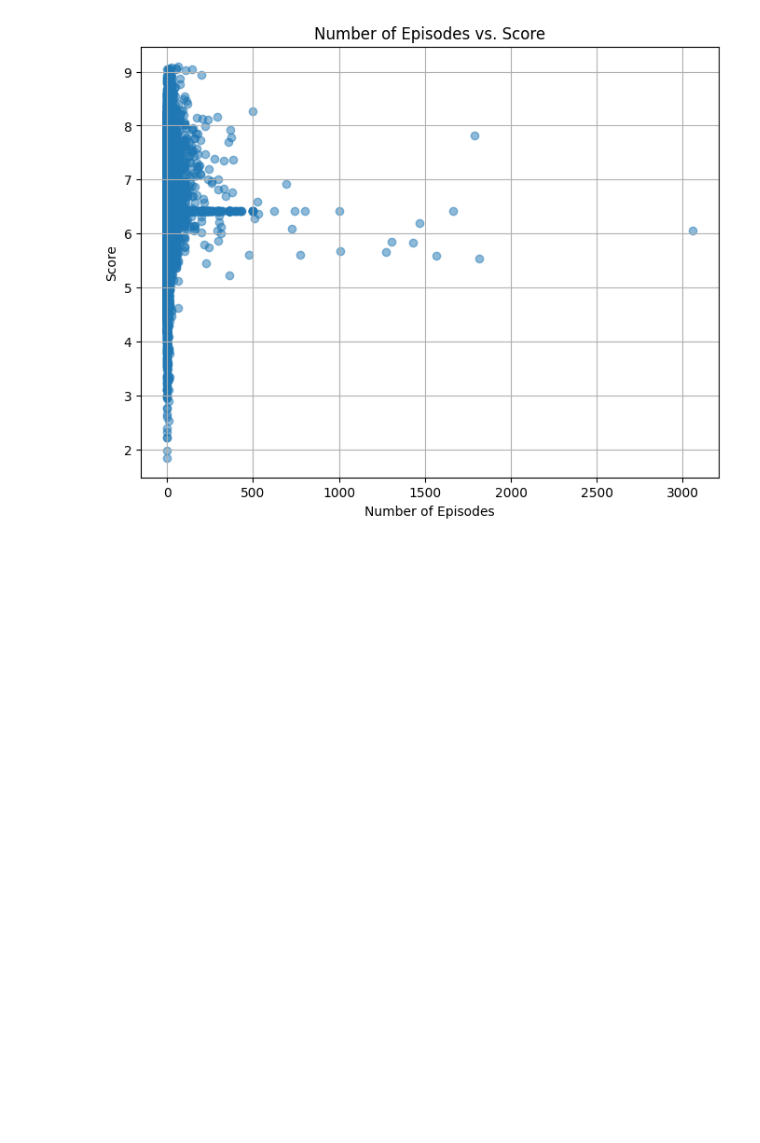
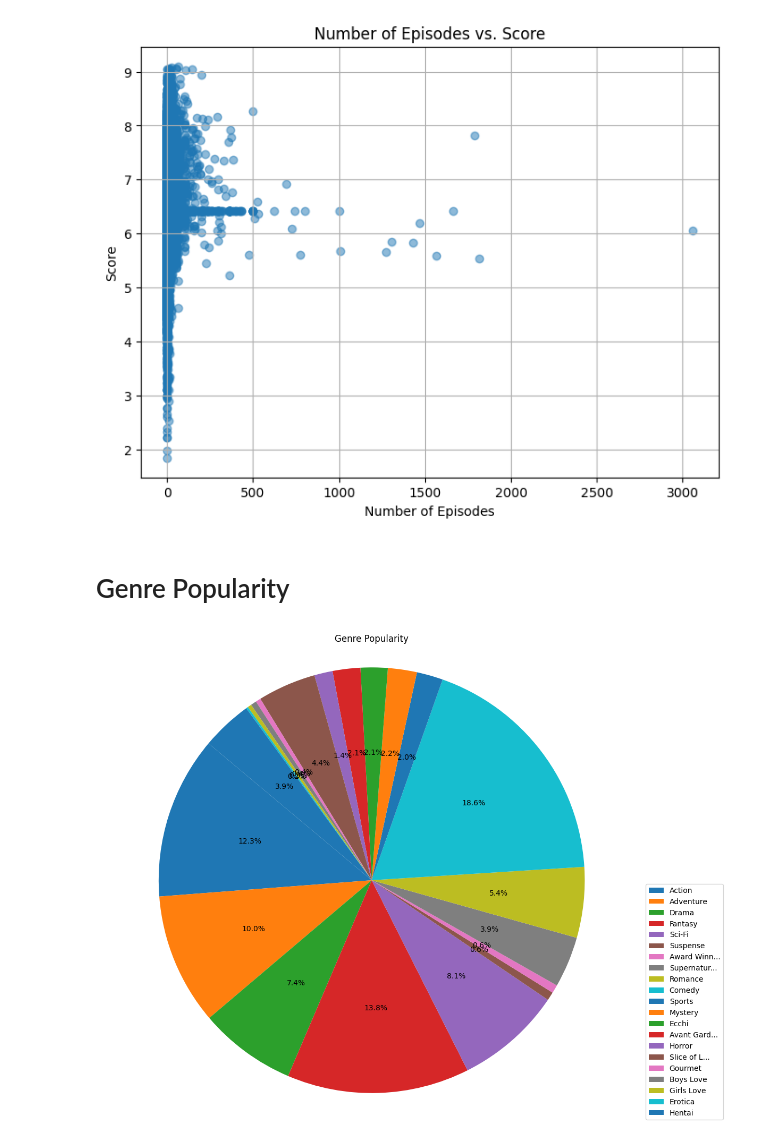
Before and after one commit to shrimpeu/Data-Mining-Final-Project, a Jupyter notebook: Data_Visualization.ipynb, the cells around one changed output. Drawn from its saved outputs; the diff is of its cells as text; code cells hidden in the pictures; blank space fills up the shorter version.

```diff
--- a/Data_Visualization.ipynb
+++ b/Data_Visualization.ipynb
@@ -72,3 +76,41 @@ plt.grid(True)
 plt.show()
 # %% [output]
 [figure]
+# %% [markdown]
+# Genre Popularity
+# %%
+# Query to fetch genres
+query_genres = "SELECT genres FROM anime_data"
+
+# Fetch data into a pandas DataFrame
+anime = pd.read_sql(query_genres, con=conn)
+
+# Function to count unique genres
+def count_genres(genres_list):
+    genre_counts = Counter()
+    for genres in genres_list:
+        # Convert the string representation of a list into an actual list
+        genres = ast.literal_eval(genres)
+        for genre in genres:
+            genre_counts[genre.strip()] += 1
+    return genre_counts
+
+# Count genre occurrences
+genre_counts = count_genres(anime['genres'])
+
+# Shorten or abbreviate genre names for the legend
+shortened_genre_names = {genre: (genre[:10] + '...' if len(genre) > 10 else genre) for genre in genre_counts.keys()}
+
+# Plotting the pie chart for genre popularity
+plt.figure(figsize=(12, 10))
+plt.pie(genre_counts.values(), labels=None, autopct='%1.1f%%', startangle=140)
+plt.legend([shortened_genre_names[genre] for genre in genre_counts.keys()], loc='upper left', bbox_to_anchor=(1, 0.5))
+plt.title('Genre Popularity')
+plt.axis('equal')  # Equal aspect ratio ensures that pie is drawn as a circle.
+plt.tight_layout()
+plt.show()
+
+# Close MySQL connection
+conn.close()
+# %% [output]
+[figure, added]
```
Also changed, not shown: parts of 2 cells of this notebook, 1 other file.
